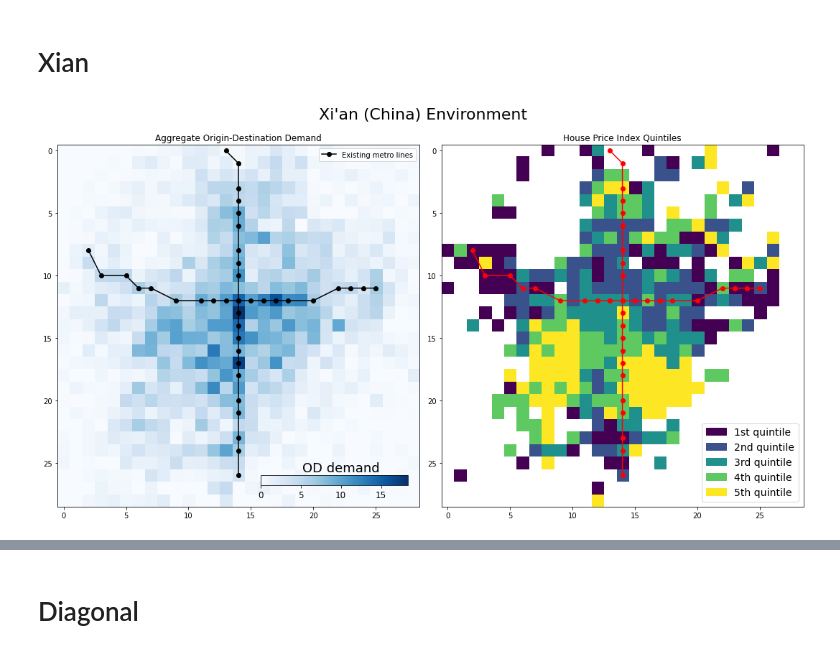
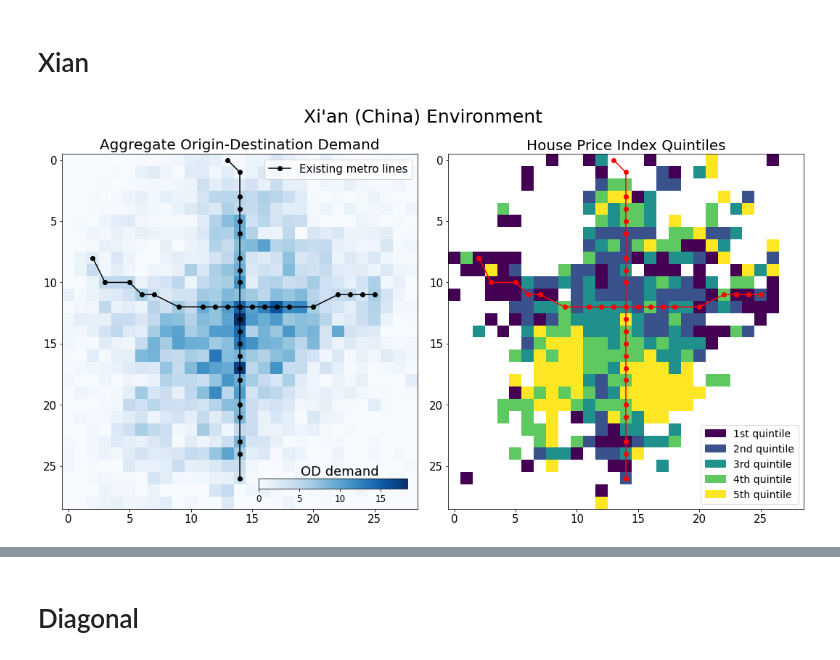
Before and after one commit to dimichai/fair-network-expansion, a Jupyter notebook: environments/plotter.ipynb, the cells around one changed output, grey strips where cells are left out. Drawn from its saved outputs; the diff is of its cells as text; code cells hidden in the pictures.

```diff
--- a/environments/plotter.ipynb
+++ b/environments/plotter.ipynb
@@ -16,7 +16,38 @@ import numpy as np
 
 # device = torch.device('cuda' if torch.cuda.is_available() else 'cpu')
 device = torch.device('cpu')
-plt.rcParams.update({'font.size': 22})
+# plt.rcParams.update({'font.size': 22})
+
+def get_best_line(result_path):
+    import os
+    import json
+    import argparse
+    from constraints import ForwardConstraints
+    from trainer import Trainer
+    # print(os.getcwd())
+    os.chdir('../')
+    with open(os.path.join(result_path, "args.txt"), "r") as f:
+        args_dict = json.loads(f.read())
+    args = argparse.Namespace(**args_dict)
+    environment = Environment(Path(f"./environments/{args.environment}"),
+                              groups_file=args.groups_file,
+                              reward_scaling_fn=args.cf_reward_scaling,
+                              efficient_station_fn=args.cf_efficient_station,
+                              station_density_fn=args.cf_station_density,
+                              dmin=args.cf_dmin,
+                              dmax=args.cf_dmax)
+    constraints = ForwardConstraints(environment.grid_x_size, environment.grid_y_size, environment.existing_lines_full, environment.grid_to_vector)
+    trainer = Trainer(environment, constraints, args)
+    trainer.load_checkpoint(result_path)
+
+    static = environment.static.to(device)
+    dynamic = torch.zeros((1, args.dynamic_size, environment.grid_size)).float().to(device)
+    trainer.actor.eval()
+    tour_idx = trainer.actor(static, dynamic, args.station_num_lim, budget=args.budget,
+                                                 line_unit_price=args.line_unit_price, station_price=args.station_price,
+                                                 decoder_input=None, last_hh=None)
+    os.chdir('environments')
+    return tour_idx
 # %%
 xian = Environment(Path(f"./xian"))
 diagonal = Environment((Path(f"./diagonal_5x5")))
@@ -82,35 +113,35 @@ plt.rc('font', size=15)
 fig, axs = plt.subplots(1, 2, figsize=(15, 10))
 
 im0 = axs[0].imshow(xian_od, cm.get_cmap('Blues'))
-axs[0].set_title('Aggregate Origin-Destination Demand')
+axs[0].set_title('Aggregate Origin-Destination Demand', fontsize=20)
 cax = fig.add_axes([0.29, 0.17, 0.19, 0.02])
 cbar = fig.colorbar(im0, cax=cax, orientation='horizontal')
 # cbar.set_label('test', horizontalalignment='right')
 cax.text(5.2,1.3, 'OD demand', fontsize=18)
 cax.tick_params(labelsize=12)
 
 im1 = axs[1].imshow(xian_groups, cm.get_cmap('viridis'))
 labels = ['1st quintile', '2nd quintile', '3rd quintile', '4th quintile', '5th quintile']
 values = (np.unique(xian_groups[~np.isnan(xian_groups)]))
 colors = [ im1.cmap(im1.norm(value)) for value in values]
 patches = [ mpatches.Patch(color=colors[i], label=labels[i] ) for i in range(len(labels)) ]
 axs[1].legend(handles=patches, loc="lower right", prop={'size': 14})
-axs[1].set_title('House Price Index Quintiles')
+axs[1].set_title('House Price Index Quintiles', fontsize=20)
 # fig.colorbar(im1, cax=get_cax(axs[1]), orientation='vertical')
 
 for i, l in enumerate(xian.existing_lines):
     l_v = xian.vector_to_grid(l.T).cpu()
     # Note here we reverse the dimensions because on scatter plots the horizontal axis is the x axis.
     label = "_no_legend"
     if i == 0:
         label = "Existing metro lines"
 
     axs[0].plot(l_v[1], l_v[0], '-ok', label=label)
     axs[1].plot(l_v[1], l_v[0], '-or', label=label)
 
 axs[0].legend()
 
-fig.suptitle("Xi'an (China) Environment", y=0.9, fontsize=22)
+fig.suptitle("Xi'an (China) Environment", y=0.9, fontsize=25)
 fig.tight_layout()
 # %% [output]
-[figure, old version]
+[figure, new version]
```
Also changed, not shown: parts of 8 cells of this notebook.
